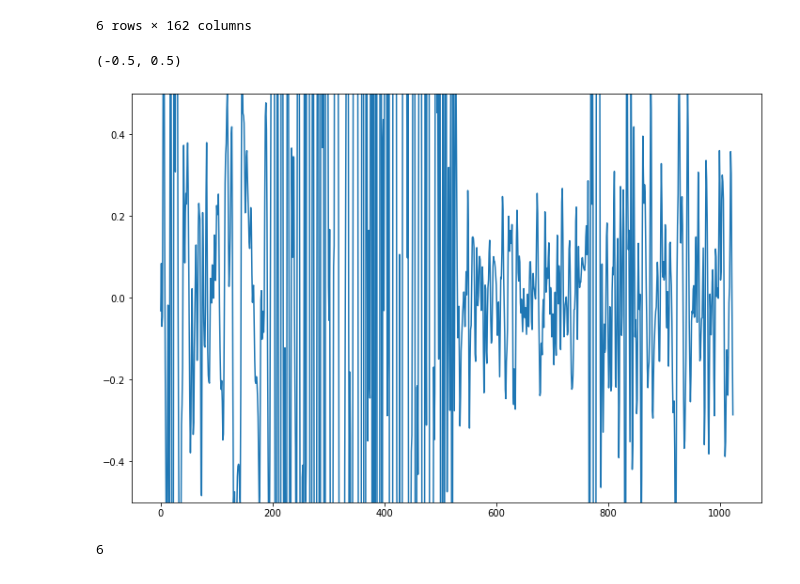
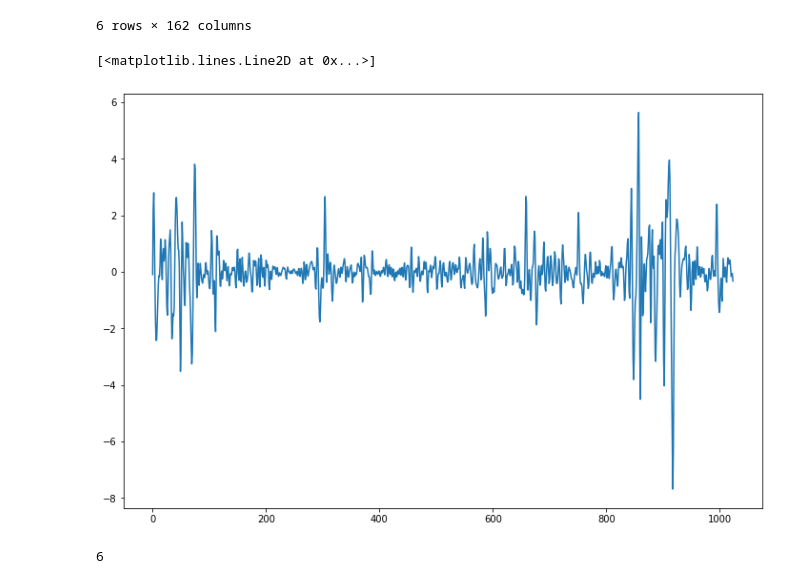
Before and after one commit to wuwenbo718/Master-Thesis, a Jupyter notebook: XGBoost.ipynb, the cells around one changed output. Saved outputs shown, nothing was run; the diff lists cells and outputs as text; code cells hidden in the pictures.

```diff
--- a/XGBoost.ipynb
+++ b/XGBoost.ipynb
@@ -207,7 +212,7 @@ for file in files:
     #emg_data.iloc[:,3:]=normalize(emg_data.iloc[:,3:],axis=0)
     x_raw,y = dp.generate_window_slide_data_time_continue(emg_data,width=width,
                                         stride=stride,
-                                        scaler=True,
+                                        scaler=False,
                                         same_label=True)
     #x=np.abs(x)
     #x=dp.lowpass_filter(x,300)
@@ -229,13 +234,13 @@ for file in files:
         l_t = len(ind)
         #if (j==1)&((file==df.columns[5])|(file==df.columns[17])):
             #continue
-#         if file == files[6]:
-#             ind3 += ind
-#             print('X2')
-        #else:
-        ind1 += ind[:int(l_t*0.6)]
-        ind2 += ind[int(l_t*0.6):int(l_t*0.8)]
-        ind3 += ind[int(l_t*0.8):]
+        if (file == df.columns[6]) | (file == files[30])| (file == files[31])| (file == files[32])| (file == files[33])| (file == files[34])| (file == files[35]):
+            ind3 += ind
+            #print(df.columns[6])
+        else:
+            ind1 += ind[:int(l_t*0.8)]
+            ind2 += ind[int(l_t*0.8):int(l_t*1.)]
+        #ind3 += ind[int(l_t*0.8):]
 
     l1 = len(ind1)
     l2 = len(ind2)
@@ -291 +296,14 @@ Duration: 1704.223311
 1
+# %%
+file = './processed data/data_set_after_window_W1024_S512_D50_F300_SD.hdf5'
+with h5py.File(file,'w') as f:
+    f.create_dataset('X',data=np.array(X),
+                    chunks = True,dtype = np.float32)
+    f.create_dataset('Y',data=np.array(Y), dtype = np.int8)
+    f.create_dataset('X2',data=np.array(X2),
+                    chunks = True,dtype = np.float32)
+    f.create_dataset('Y2',data=np.array(Y2), dtype = np.int8)
+    f.create_dataset('X3',data=np.array(X3),
+                    chunks = True,dtype = np.float32)
+    f.create_dataset('Y3',data=np.array(Y3), dtype = np.int8)
+print('save finished.')
@@ -311,6 +331,15 @@ with h5py.File(path,'r') as f:
 with h5py.File('./processed data/nfeatures_W256_S64_WAMP30.hdf5','r') as f:
     feature = f['features'][...]
     y = f['labels'][...]
+# %%
+file = './processed data/data_set_after_window_W1024_S512_D50_F300_SD_leave_file6_out.hdf5'
+with h5py.File(file,'r') as f:
+    X = f['X'][...]
+    Y = f['Y'][...]
+    X2 = f['X2'][...]
+    Y2 = f['Y2'][...]
+    X3 = f['X3'][...]
+    Y3 = f['Y3'][...]
 # %%
 import imp
 imp.reload(dp)
@@ -1708,11 +1798,11 @@ Data[Data.RIGHT_TA_MNF.isna()]
 6 rows × 162 columns
 # %%
 plt.figure(figsize=(12,8))
-plt.plot(X[1500,:,1])
-plt.ylim(-0.5,0.5)
+plt.plot(X[150,:,1])
+# plt.ylim(-0.5,0.5)
 # %% [output]
-(-0.5, 0.5)
+[<matplotlib.lines.Line2D at 0x...>]
-[figure, old version]
+[figure, new version]
 # %%
 Y[501]
 # %% [output]
```
Also changed, not shown: parts of 22 cells of this notebook, 15 other files.
